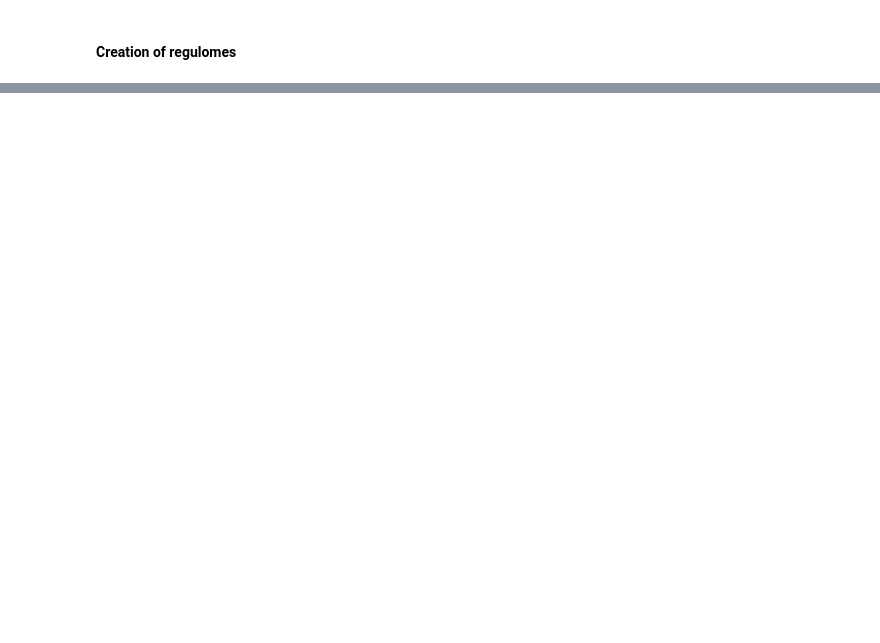
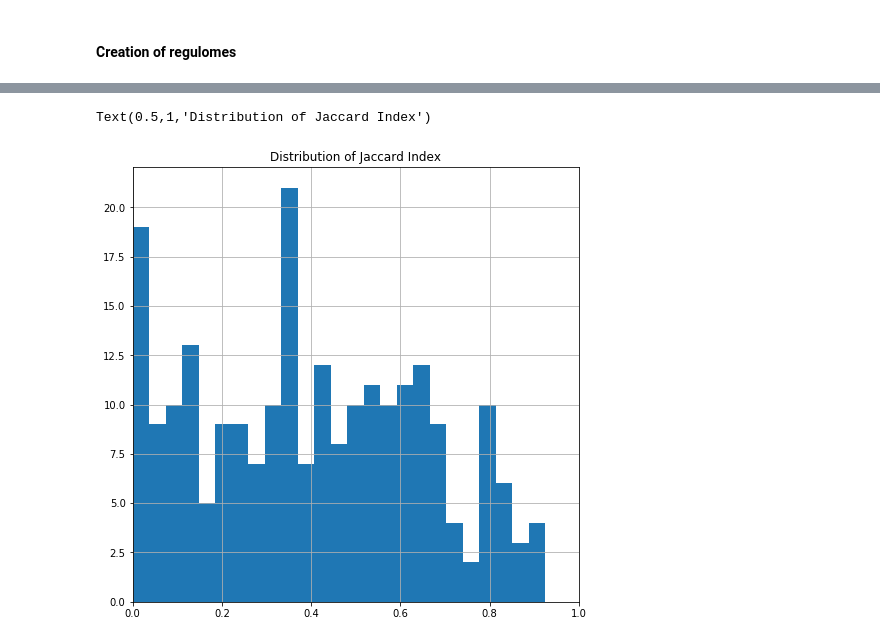
Before and after one commit to aertslab/pySCENIC, a Jupyter notebook: notebooks/pySCENIC - Comparison to R implementation of the pipeline.ipynb, the cells around one changed output, grey strips where cells are left out. Drawn from its saved outputs; the diff is of its cells as text; code cells hidden in the pictures; blank space fills up the shorter version.

```diff
--- a/notebooks/pySCENIC - Comparison to R implementation of the pipeline.ipynb
+++ b/notebooks/pySCENIC - Comparison to R implementation of the pipeline.ipynb
@@ -396,0 +508,2 @@ regulomes[0:3]
+# %%
+py_name2targets = { r.transcription_factor: set(list(r.genes)) for r in regulomes }
@@ -396,0 +559,3 @@ regulomes[0:3]
+# %%
+r_name2targets = {tf.split('_')[0]:set(row.index[list(map(bool, row.values))].values)
+                  for tf, (_, row) in zip(r_incidences.index, r_incidences.iterrows()) if not tf.endswith("_extended")}
@@ -396,0 +574,12 @@ regulomes[0:3]
+# %%
+names = set(r_name2targets.keys()).intersection(set(py_name2targets))
+n = len(names)
+def jaccard(s1, s2):
+    return float(len(s1.intersection(s2)))/len(s1.union(s2))
+fig, ax = plt.subplots(figsize=(8,8))
+pd.DataFrame(data=list(jaccard(r_name2targets[name], py_name2targets[name]) for name in names), index=names).hist(bins=25, ax=ax)
+plt.xlim([0, 1.0])
+plt.title('Distribution of Jaccard Index')
+# %% [output]
+Text(0.5,1,'Distribution of Jaccard Index')
+[figure, added]
```
Also changed, not shown: parts of 50 cells of this notebook, 4 other files.
